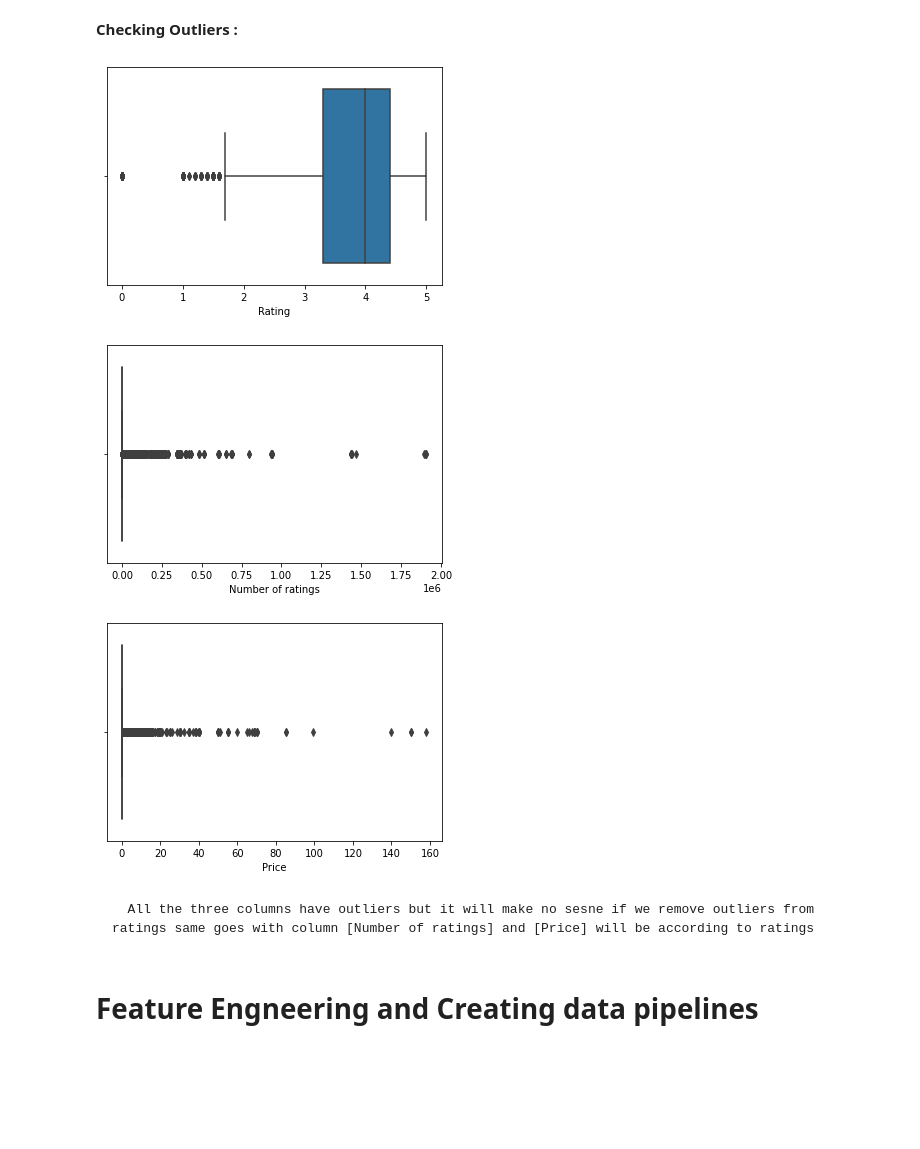
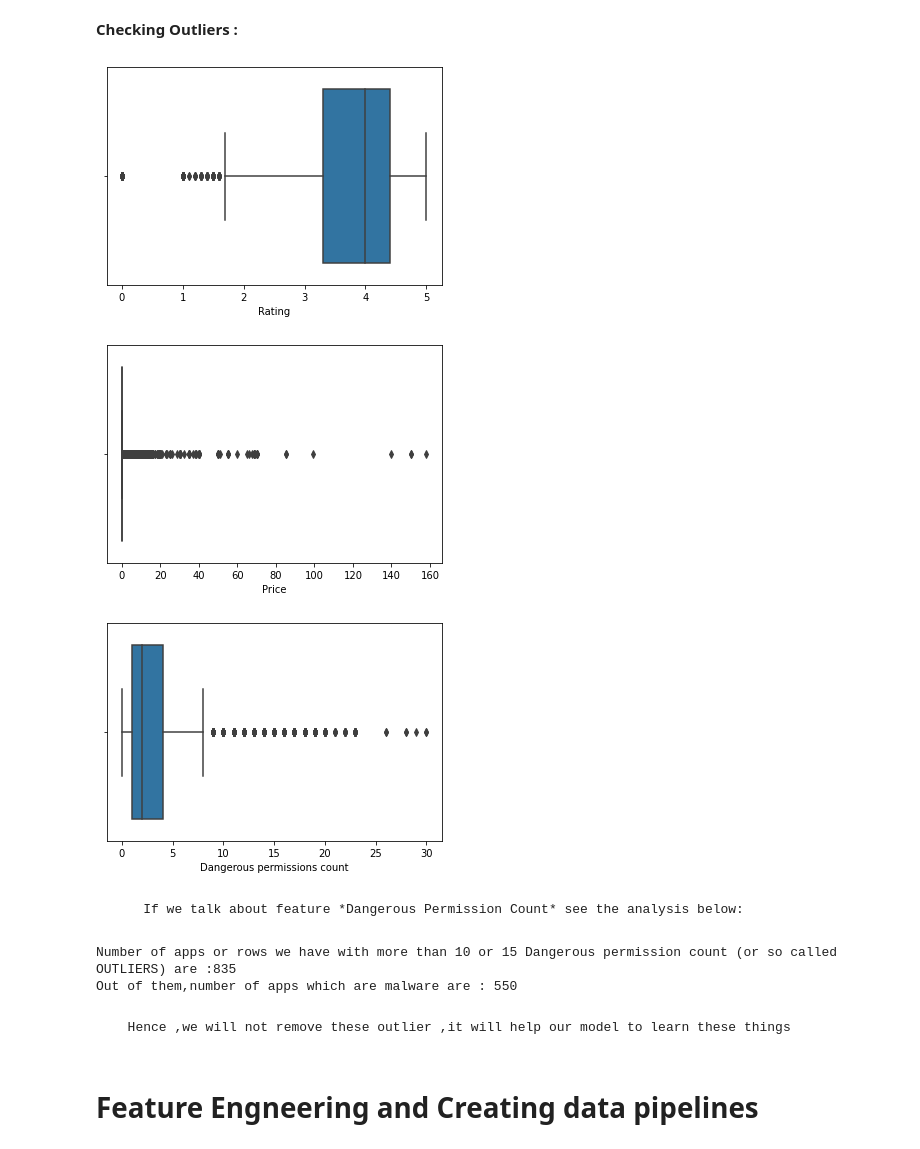
Before and after one commit to ajayn3300/Android-Authenticity-Prediction--Classification-, a Jupyter notebook: ANDRIOD_AUTHENTICITY_PREDICTION.ipynb, the cells around one changed output. Drawn from its saved outputs; the diff is of its cells as text; code cells hidden in the pictures; blank space fills up the shorter version.

```diff
--- a/ANDRIOD_AUTHENTICITY_PREDICTION.ipynb
+++ b/ANDRIOD_AUTHENTICITY_PREDICTION.ipynb
@@ -572,19 +565,26 @@ dtype: int64
   **Checking Outliers :**
 # %%
 #Let's check outliers in our data
-# Note :checking outlier for only 3 column ,others are binary classified
-col_3=['Rating','Number of ratings','Price']
+# Note :checking outlier for only columns with float dtypes
 
 #boxplot
-for i in col_3:
+for i,j in enumerate(data.describe(include='float').columns):
   plt.figure(i)
-  sns.boxplot(data[i])
+  sns.boxplot(data[j])
 # %% [output]
 [figure]
-[figure, old version]
+[figure, new version]
-[figure, old version]
+[figure, new version]
-# %% [markdown]
-      All the three columns have outliers but it will make no sesne if we remove outliers from ratings same goes with column [Number of ratings] and [Price] will be according to ratings
+# %% [markdown]
+        If we talk about feature *Dangerous Permission Count* see the analysis below:
+# %%
+print('Number of apps or rows we have with more than 10 or 15 Dangerous permission count (or so called OUTLIERS) are :{}'.format(len(data[data['Dangerous permissions count']>10])))
+print('Out of them,number of apps which are malware are : {}'.format(len(data[(data['Dangerous permissions count']>10) & (data['Class']==1)])))
+# %% [output]
+Number of apps or rows we have with more than 10 or 15 Dangerous permission count (or so called OUTLIERS) are :835
+Out of them,number of apps which are malware are : 550
+# %% [markdown]
+      Hence ,we will not remove these outlier ,it will help our model to learn these things
 # %% [markdown]
 # **Feature Engneering and Creating data pipelines**
 # %%
```
Also changed, not shown: parts of 13 cells of this notebook.
